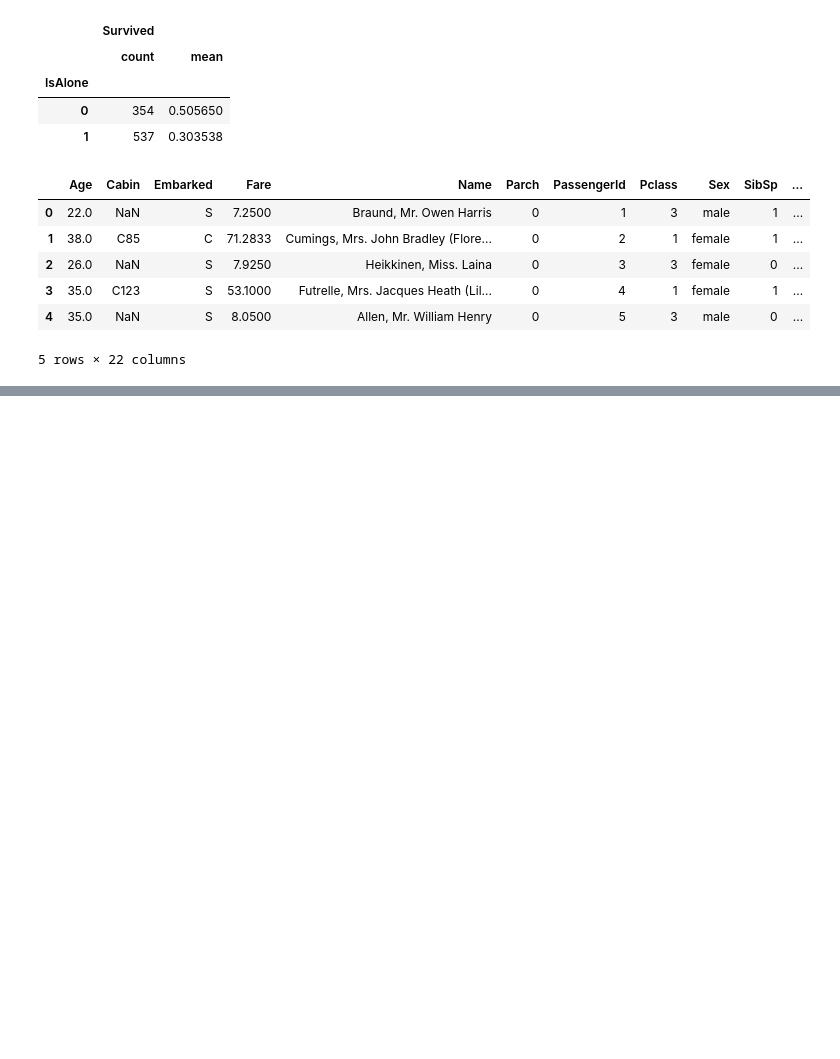
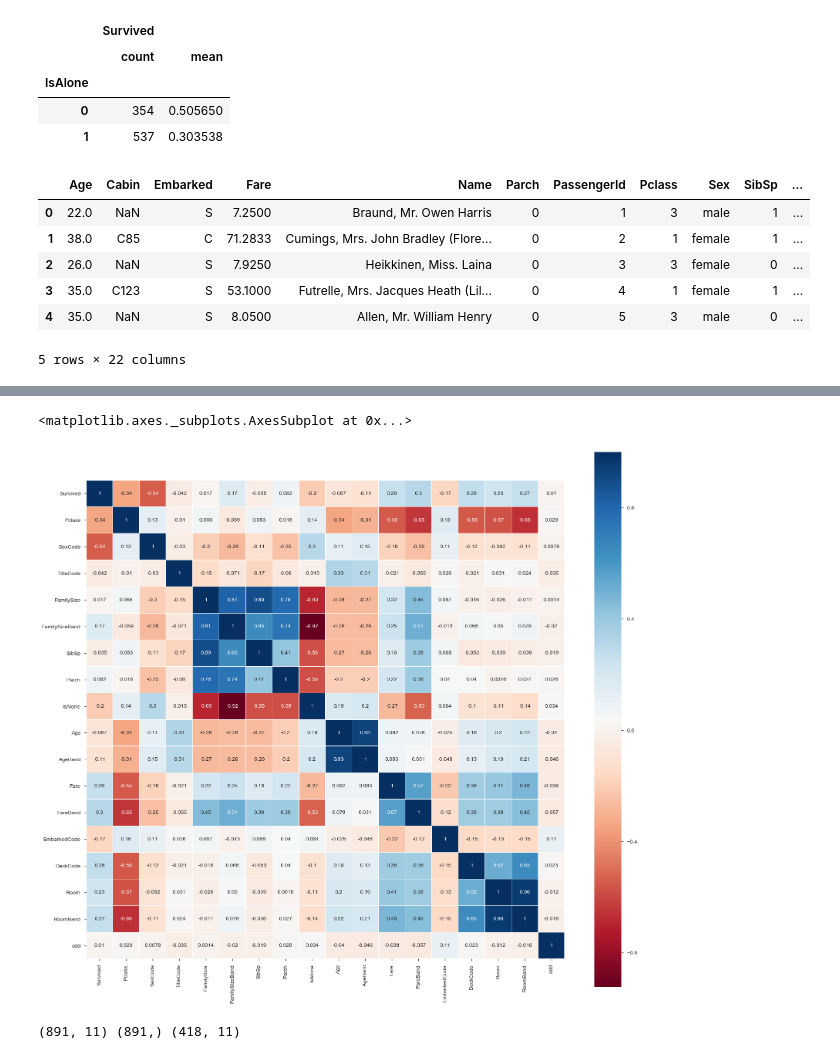
Before and after one commit to aki-06/XGBoost, a Jupyter notebook: XGBoost.ipynb, the cells around one changed output, grey strips where cells are left out. Cells and saved outputs as stored; diff of their text form; code cells hidden in the pictures; blank space fills up the shorter version.

```diff
--- a/XGBoost.ipynb
+++ b/XGBoost.ipynb
@@ -526,3 +526,9 @@ data.head()
 | 3 | 35.0 | C123 | S | 53.1000 | Futrelle, Mrs. Jacques Heath (Lil... | 0 | 4 | 1 | female | 1 | ... |
 | 4 | 35.0 | NaN | S | 8.0500 | Allen, Mr. William Henry | 0 | 5 | 3 | male | 0 | ... |
 5 rows × 22 columns
+# %%
+# 特徴量を決める
+data['SexCode'] = LabelEncoder().fit_transform(data['Sex'])
+# %%
+data['TitleCode'] = LabelEncoder().fit_transform(data['Title'])
+data['EmbarkedCode'] = LabelEncoder().fit_transform(data['Embarked'])
@@ -528,0 +545,28 @@ data.head()
+# %%
+train_size = train_df.shape[0]
+features = data[:train_size][[
+    'Survived',
+    'Pclass',
+    'SexCode',
+    'TitleCode',
+    'FamilySize',
+    'FamilySizeBand',
+    'SibSp',
+    'Parch',
+    'IsAlone',
+    'Age',
+    'AgeBand',
+    'Fare',
+    'FareBand',
+    'EmbarkedCode',
+    'DeckCode',
+    'Room',
+    'RoomBand',
+    'odd'
+]]
+
+plt.figure(figsize=(20, 18))
+sns.heatmap(features.corr(), linewidth=0.1, vmax=1.0, square=True, cmap=plt.cm.RdBu, annot=True)
+# %% [output]
+<matplotlib.axes._subplots.AxesSubplot at 0x...>
+[figure, added]
@@ -528,0 +597,4 @@ data.head()
+# %%
+print(X_train.shape, y_train.shape, X_test.shape)
+# %% [output]
+(891, 11) (891,) (418, 11)
```
Also changed, not shown: parts of 15 cells of this notebook, 1 other file.
